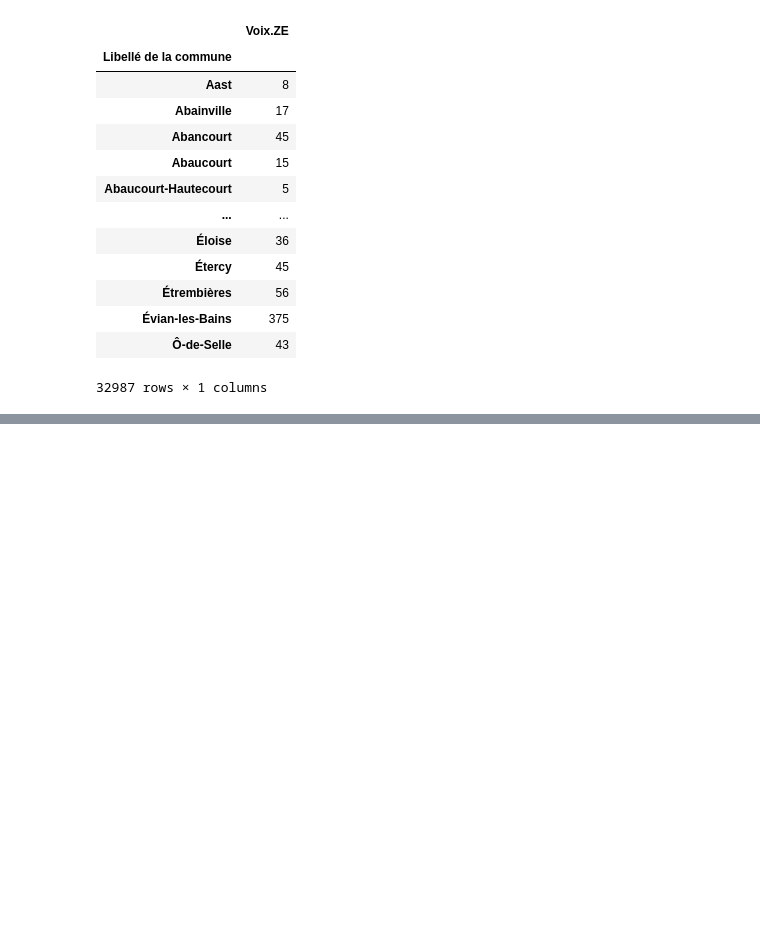
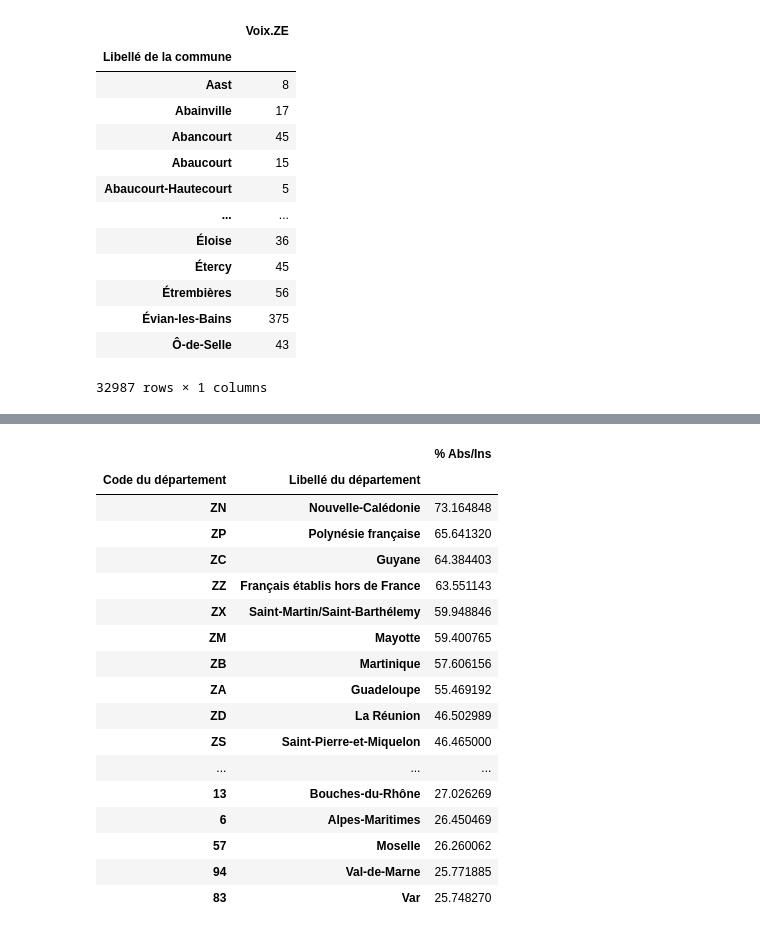
Before and after one commit to BaderEK/AnalyseDeDonnees, a Jupyter notebook: Groupe 2/Groupe 2/rendu.ipynb, the cells around one changed output, grey strips where cells are left out. Cells and saved outputs as stored; diff of their text form; code cells hidden in the pictures; blank space fills up the shorter version.

```diff
--- a/Groupe 2/Groupe 2/rendu.ipynb
+++ b/Groupe 2/Groupe 2/rendu.ipynb
@@ -138,0 +159,7 @@ dftemp
+# %%
+#dep_abs = df[['Code du département', 'Libellé du département','Abstentions', 'Inscrits', '% Abs/Ins']]
+#plus = frame.sort_values(by='% Abs/Ins',ascending=False)
+#plus.head(20)
+dep_abs = df[['Code du département','Libellé du département','% Abs/Ins']]
+frame = pd.DataFrame(dep_abs)
+frame
@@ -138,0 +180,23 @@ dftemp
+# %%
+abs_dep = frame.groupby(["Code du département","Libellé du département"]).mean()
+plus = abs_dep.sort_values(by='% Abs/Ins',ascending=False)
+plus.head(20)
+# %% [output]
+|  |  | % Abs/Ins |
+| Code du département | Libellé du département |  |
+| ZN | Nouvelle-Calédonie | 73.164848 |
+| ZP | Polynésie française | 65.641320 |
+| ZC | Guyane | 64.384403 |
+| ZZ | Français établis hors de France | 63.551143 |
+| ZX | Saint-Martin/Saint-Barthélemy | 59.948846 |
+| ZM | Mayotte | 59.400765 |
+| ZB | Martinique | 57.606156 |
+| ZA | Guadeloupe | 55.469192 |
+| ZD | La Réunion | 46.502989 |
+| ZS | Saint-Pierre-et-Miquelon | 46.465000 |
+| ... | ... | ... |
+| 13 | Bouches-du-Rhône | 27.026269 |
+| 6 | Alpes-Maritimes | 26.450469 |
+| 57 | Moselle | 26.260062 |
+| 94 | Val-de-Marne | 25.771885 |
+| 83 | Var | 25.748270 |
```
Also changed, not shown: parts of 10 cells of this notebook, 1 other file.
